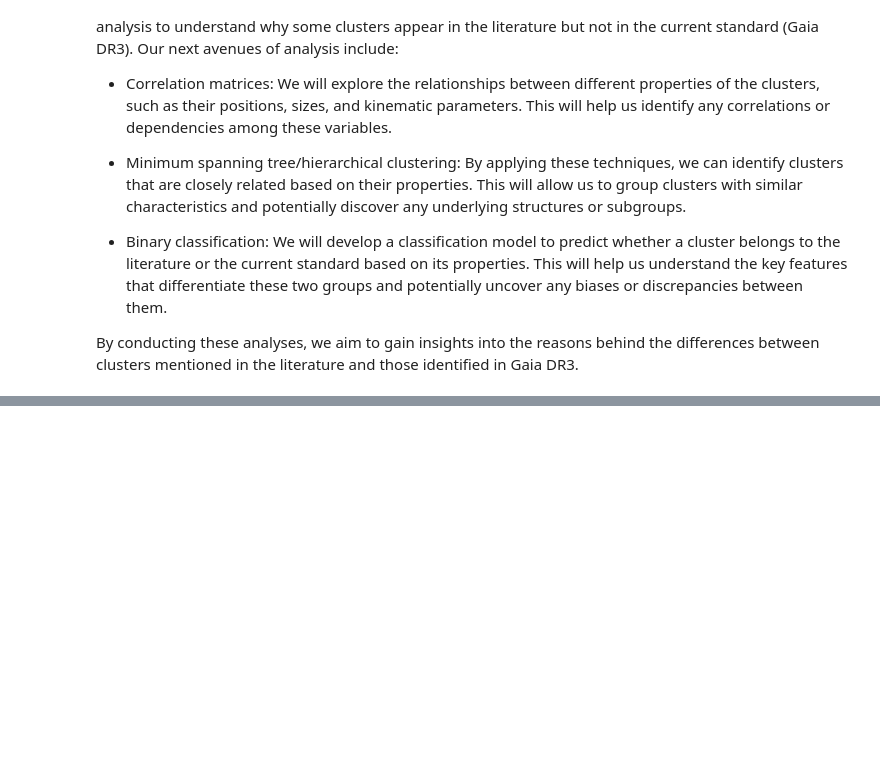
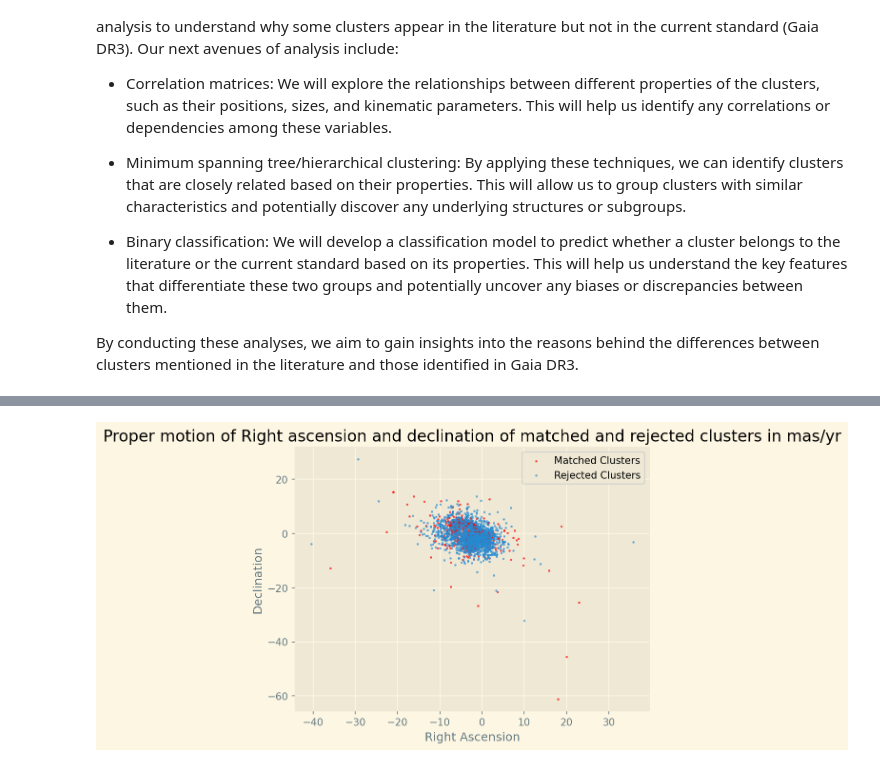
Before and after one commit to jpbatleidenuniv/BRP, a Jupyter notebook: Notebooks/MainNotebook.ipynb, the cells around one changed output, grey strips where cells are left out. Saved outputs shown, nothing was run; the diff lists cells and outputs as text; code cells hidden in the pictures; blank space fills up the shorter version.

```diff
--- a/Notebooks/MainNotebook.ipynb
+++ b/Notebooks/MainNotebook.ipynb
@@ -105,0 +161,10 @@ plt.show()
+# %%
+plt.scatter(khar_matched['pmRA_h'], khar_matched['pmDE_h'], s=2, c='r', label = 'Matched Clusters', alpha=0.5)
+plt.scatter(khar_not_matched['pmRA'], khar_not_matched['pmDE'], s=2, label='Rejected Clusters', alpha=0.5)
+plt.xlabel('Right Ascension')
+plt.ylabel('Declination')
+plt.title('Proper motion of Right ascension and declination of matched and rejected clusters in mas/yr')
+plt.legend()
+plt.show()
+# %% [output]
+[figure, added]
```
Also changed, not shown: parts of 9 cells of this notebook.
